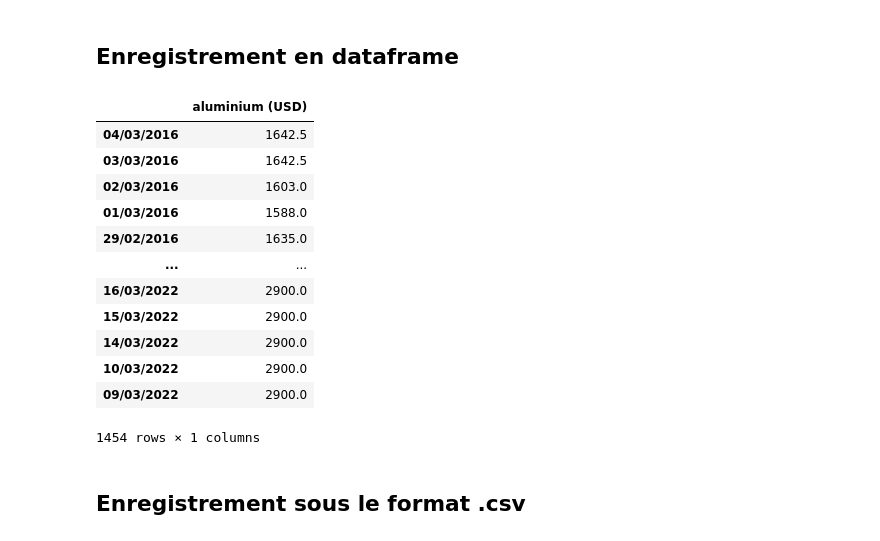
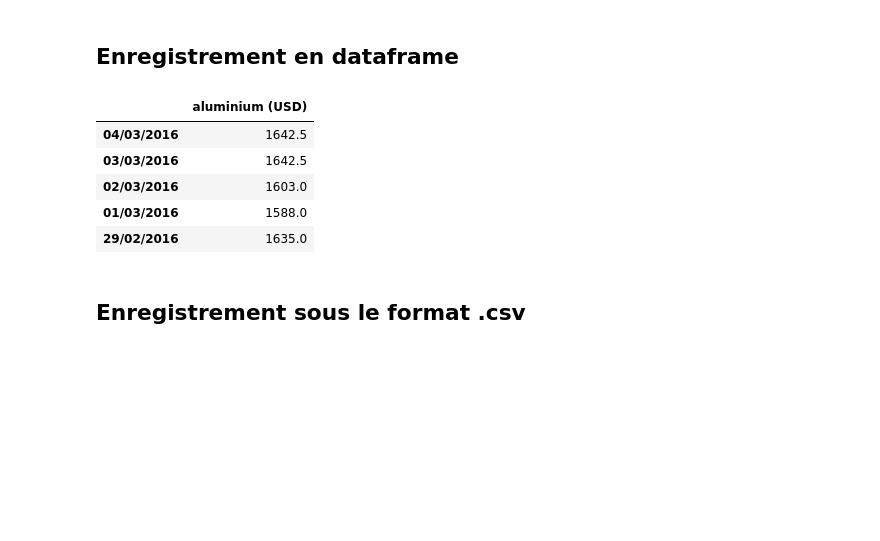
Before and after one commit to theo-soler/Projet_info, a Jupyter notebook: web_scrapping.ipynb, the cells around one changed output. Cells and saved outputs as stored; diff of their text form; code cells hidden in the pictures; blank space fills up the shorter version.

```diff
--- a/web_scrapping.ipynb
+++ b/web_scrapping.ipynb
@@ -381,21 +273,14 @@ df_fuel_all = pd.DataFrame.from_dict(data_fuel_all, orient = 'index', columns =
 df_fuel_all['fuel all EUR/L'] = df_fuel_all['fuel all EUR/L'].str.replace(',', '.')
 df_fuel_all['fuel all EUR/L'] = pd.to_numeric(df_fuel_all['fuel all EUR/L'], errors='coerce')
 # %%
-df_alu_alloy
+df_alu_alloy.head()
 # %% [output]
 |  | aluminium (USD) |
 | 04/03/2016 | 1642.5 |
 | 03/03/2016 | 1642.5 |
 | 02/03/2016 | 1603.0 |
 | 01/03/2016 | 1588.0 |
 | 29/02/2016 | 1635.0 |
-| ... | ... |
-| 16/03/2022 | 2900.0 |
-| 15/03/2022 | 2900.0 |
-| 14/03/2022 | 2900.0 |
-| 10/03/2022 | 2900.0 |
-| 09/03/2022 | 2900.0 |
-1454 rows × 1 columns
 # %% [markdown]
 ## Enregistrement sous le format .csv
 # %%
```
Also changed, not shown: parts of 12 cells of this notebook, 8 other files.
